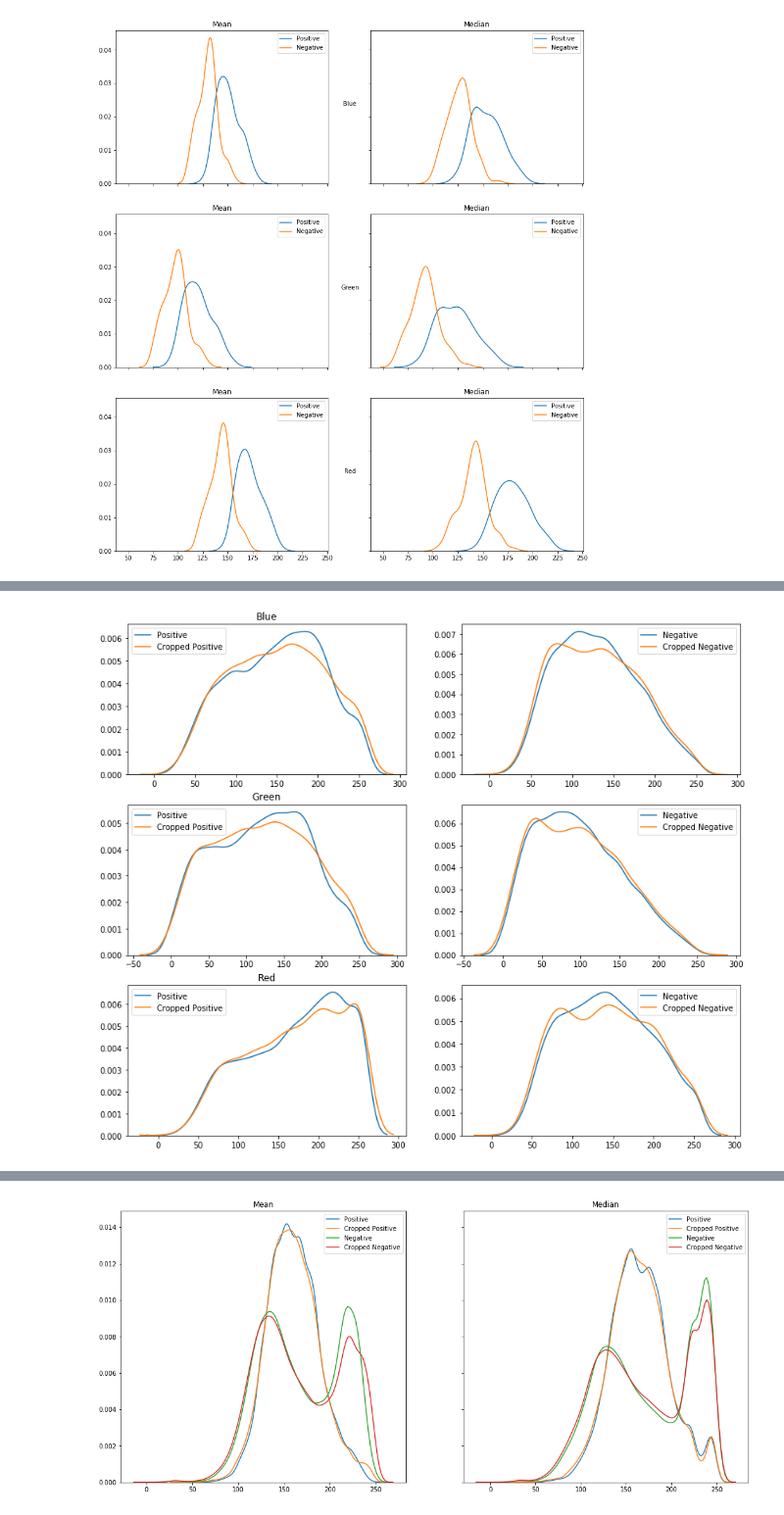
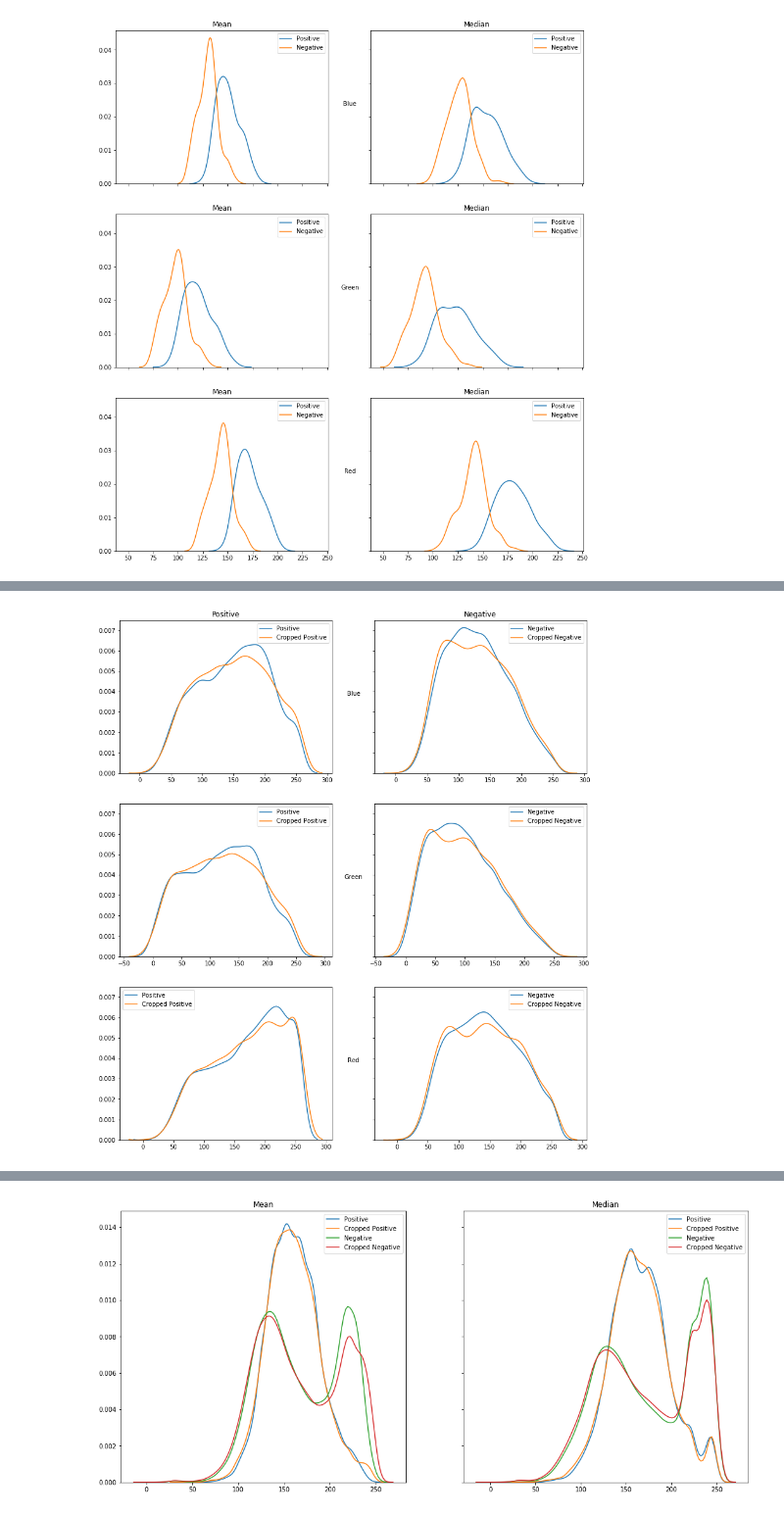
Before and after one commit to morganfry/springboard, a Jupyter notebook: Capstone Project 1/Spr_Cap1_MFRY_Data_Exploration.ipynb, the cells around one changed output, grey strips where cells are left out. Shown at 98% size. Saved outputs shown, nothing was run; the diff lists cells and outputs as text; code cells hidden in the pictures.

```diff
--- a/Capstone Project 1/Spr_Cap1_MFRY_Data_Exploration.ipynb
+++ b/Capstone Project 1/Spr_Cap1_MFRY_Data_Exploration.ipynb
@@ -225,22 +259,22 @@ plt.show()
 # %%
 #individual channels
-fig,axs = plt.subplots(3,2,figsize=(14,12))
+fig,axs = plt.subplots(3,2,figsize=(14,16),sharey=True)
 
-sns.distplot(bp,hist=False,label='Positive',ax=axs[0,0]).set_title('Blue')
-sns.distplot(bn,hist=False,label='Negative',ax=axs[0,1])
-sns.distplot(gp,hist=False,label='Positive',ax=axs[1,0]).set_title('Green')
+sns.distplot(bp,hist=False,label='Positive',ax=axs[0,0]).set_title('Positive')
+sns.distplot(bn,hist=False,label='Negative',ax=axs[0,1]).set_title('Negative')
+sns.distplot(gp,hist=False,label='Positive',ax=axs[1,0])
 sns.distplot(gn,hist=False,label='Negative',ax=axs[1,1])
-sns.distplot(rp,hist=False,label='Positive',ax=axs[2,0]).set_title('Red')
+sns.distplot(rp,hist=False,label='Positive',ax=axs[2,0])
 sns.distplot(rn,hist=False,label='Negative',ax=axs[2,1])
 
 sns.distplot(bp_c,hist=False,label='Cropped Positive',ax=axs[0,0])
-sns.distplot(bn_c,hist=False,label='Cropped Negative',ax=axs[0,1])
+sns.distplot(bn_c,hist=False,label='Cropped Negative',ax=axs[0,1]).set_ylabel("Blue",rotation='horizontal',labelpad=35)
 sns.distplot(gp_c,hist=False,label='Cropped Positive',ax=axs[1,0])
-sns.distplot(gn_c,hist=False,label='Cropped Negative',ax=axs[1,1])
+sns.distplot(gn_c,hist=False,label='Cropped Negative',ax=axs[1,1]).set_ylabel("Green",rotation='horizontal',labelpad=35)
 sns.distplot(rp_c,hist=False,label='Cropped Positive',ax=axs[2,0])
-sns.distplot(rn_c,hist=False,label='Cropped Negative',ax=axs[2,1])
+sns.distplot(rn_c,hist=False,label='Cropped Negative',ax=axs[2,1]).set_ylabel("Red",rotation='horizontal',labelpad=35)
 
 
 plt.show()
 # %% [output]
-[figure, old version]
+[figure, new version]
```
Also changed, not shown: parts of 27 cells of this notebook.
